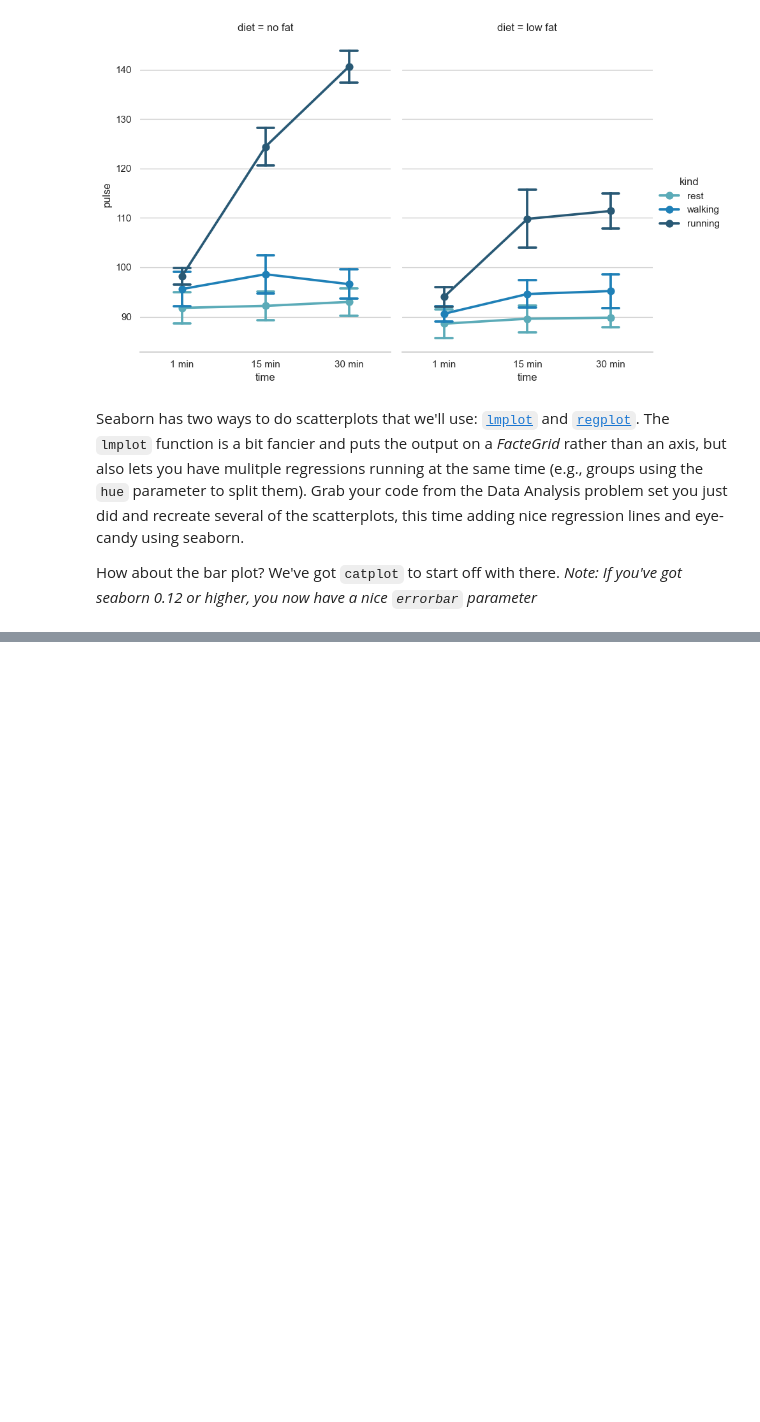
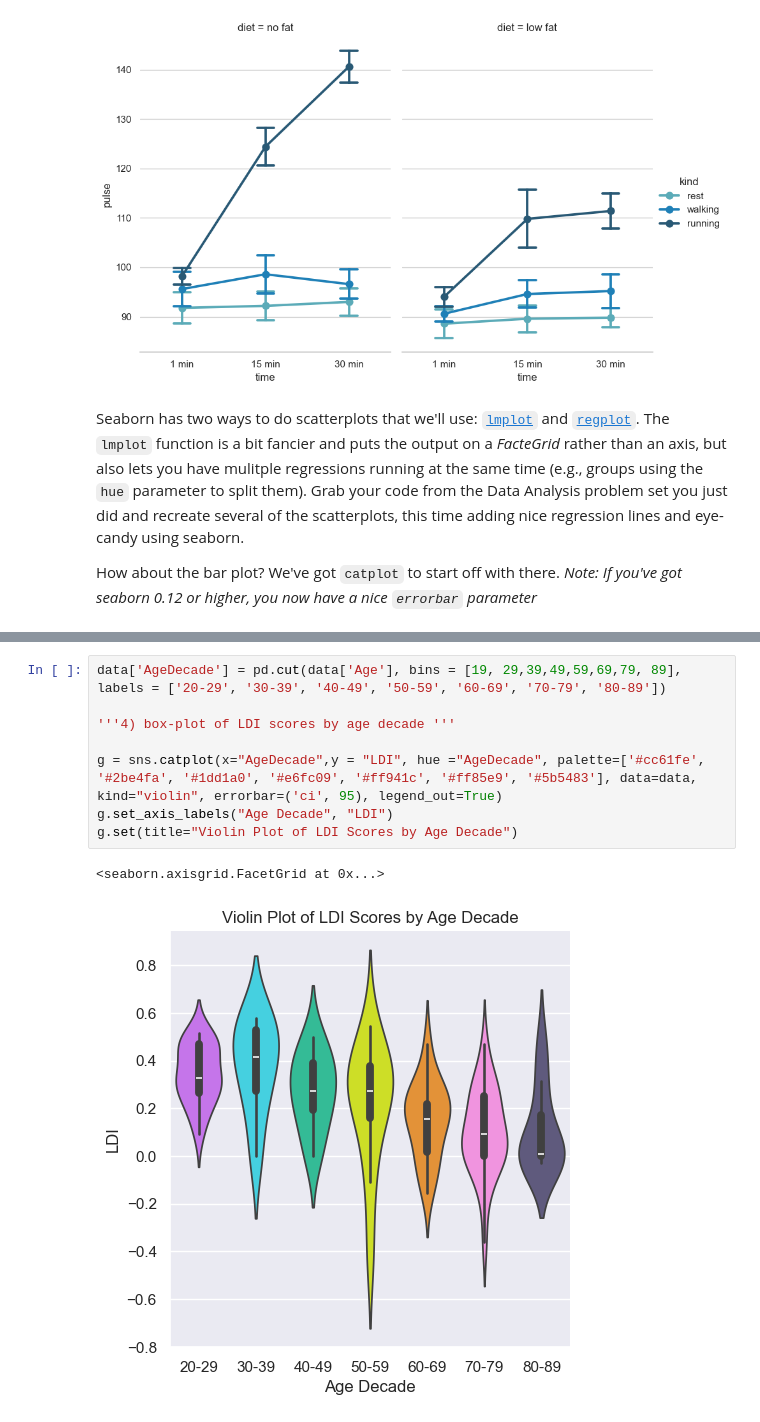
Before and after one commit to rochellekaper/n247_spring2025, a Jupyter notebook: ClassNotes/N247 Class 7 - Seaborn.ipynb, the cells around one changed output, grey strips where cells are left out. Drawn from its saved outputs; the diff is of its cells as text; blank space fills up the shorter version.

```diff
--- a/ClassNotes/N247 Class 7 - Seaborn.ipynb
+++ b/ClassNotes/N247 Class 7 - Seaborn.ipynb
@@ -72,0 +118,11 @@ excelfname='https://github.com/celstark/n247data/raw/main/data/StarkData.xlsx'
+# %%
+data['AgeDecade'] = pd.cut(data['Age'], bins = [19, 29,39,49,59,69,79, 89], labels = ['20-29', '30-39', '40-49', '50-59', '60-69', '70-79', '80-89'])
+
+'''4) box-plot of LDI scores by age decade '''
+
+g = sns.catplot(x="AgeDecade",y = "LDI", hue ="AgeDecade", palette=['#cc61fe', '#2be4fa', '#1dd1a0', '#e6fc09', '#ff941c', '#ff85e9', '#5b5483'], data=data, kind="violin", errorbar=('ci', 95), legend_out=True)
+g.set_axis_labels("Age Decade", "LDI")
+g.set(title="Violin Plot of LDI Scores by Age Decade")
+# %% [output]
+<seaborn.axisgrid.FacetGrid at 0x...>
+[figure, added]
```
Also changed, not shown: parts of 4 cells of this notebook, 1 other file.
